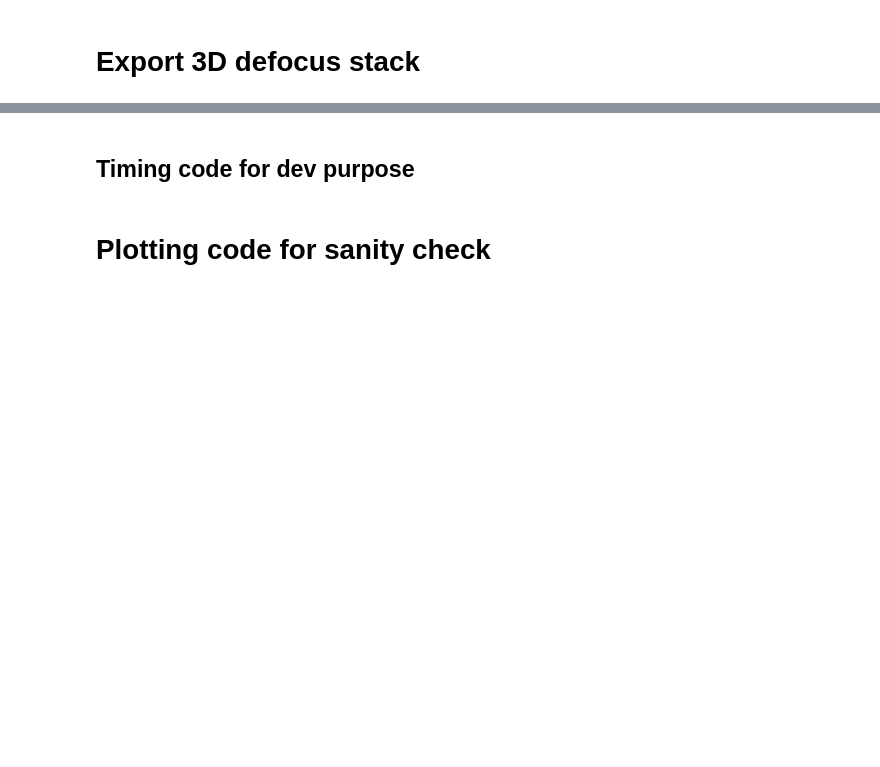
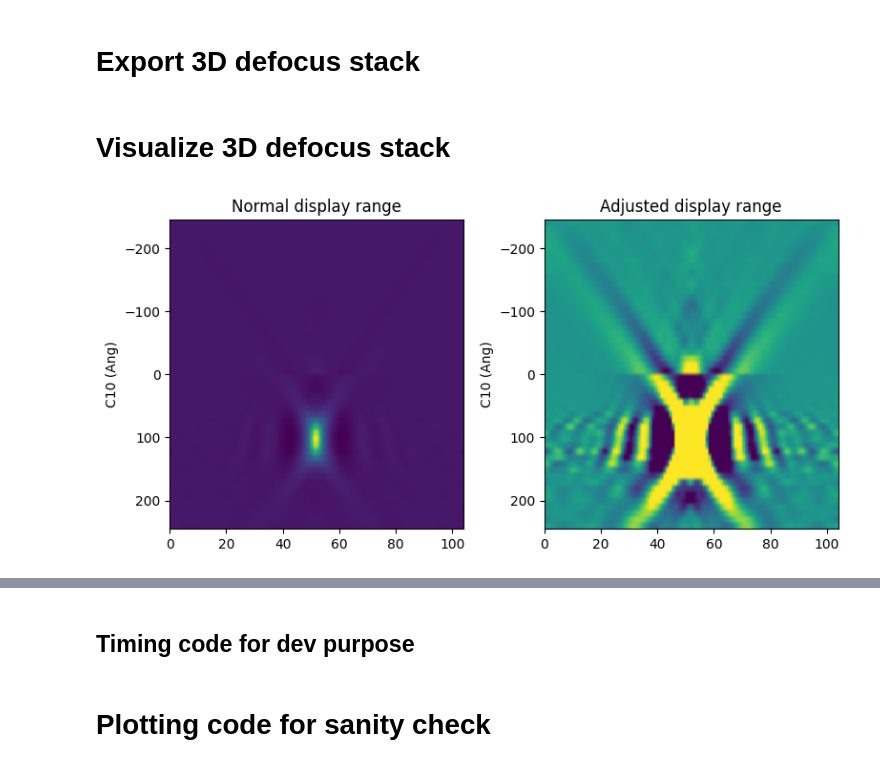
Before and after one commit to chiahao3/fast-acbf, a Jupyter notebook: get_acBF.ipynb, the cells around one changed output, grey strips where cells are left out. Drawn from its saved outputs; the diff is of its cells as text; code cells hidden in the pictures; blank space fills up the shorter version.

```diff
--- a/get_acBF.ipynb
+++ b/get_acBF.ipynb
@@ -212,8 +278,42 @@ bf.plot_reconstruction()
 # %% [markdown]
 # Export 3D defocus stack
 # %%
-volume_acbf = bf.get_defocus_stack(mode='acBF', n_layers=60, slice_thickness=10).detach().cpu().numpy()
-volume_tcbf = bf.get_defocus_stack(mode='tcBF', n_layers=60, slice_thickness=10).detach().cpu().numpy()
+volume_tcbf    = bf.get_defocus_stack(mode='tcBF', n_layers=100, slice_thickness=10, upscale=1).detach().cpu().numpy()
+volume_acbf    = bf.get_defocus_stack(mode='acBF', n_layers=100, slice_thickness=10, upscale=1).detach().cpu().numpy()
+volume_acbf_ci = bf.get_defocus_stack(mode='acBF', n_layers=100, slice_thickness=10, upscale=1, acbf_algorithm='complex_inversion').detach().cpu().numpy()
 
 imwrite('output/volume_tcbf.tif', np.float32(volume_tcbf))
 imwrite('output/volume_acbf.tif', np.float32(volume_acbf))
+imwrite('output/volume_acbf_ci.tif', np.float32(volume_acbf_ci))
+# %% [markdown]
+# Visualize 3D defocus stack
+# %%
+# Original acbf
+stack = volume_acbf
+
+shape = stack.shape
+c10_axis_np = bf.last_c10_stack_axis.cpu().numpy()
+
+vmin = np.percentile(stack, 1)
+vmax = np.percentile(stack, 99)
+
+fig, axs = plt.subplots(1, 2, figsize=(8, 4))
+axs[0].set_title('Normal display range')
+axs[1].set_title('Adjusted display range')
+
+image_extent = (0, shape[-1], c10_axis_np[-1], c10_axis_np[0])
+im0 = axs[0].imshow(stack[:, shape[-2]//2], aspect='auto', extent=image_extent)
+im1 = axs[1].imshow(stack[:, shape[-2]//2], aspect='auto', vmin=vmin, vmax=vmax, extent=image_extent)
+
+axs[0].set_ylabel("C10 (Ang)")
+axs[1].set_ylabel("C10 (Ang)")
+
+# It's best practice to explicitly associate the colorbar with its axes.
+# fig.colorbar(im0, ax=axs[0])
+# fig.colorbar(im1, ax=axs[1])
+
+# Adjust layout to prevent labels from overlapping.
+plt.tight_layout()
+plt.show()
+# %% [output]
+[figure, added]
```
Also changed, not shown: parts of 9 cells of this notebook, 1 other file.
